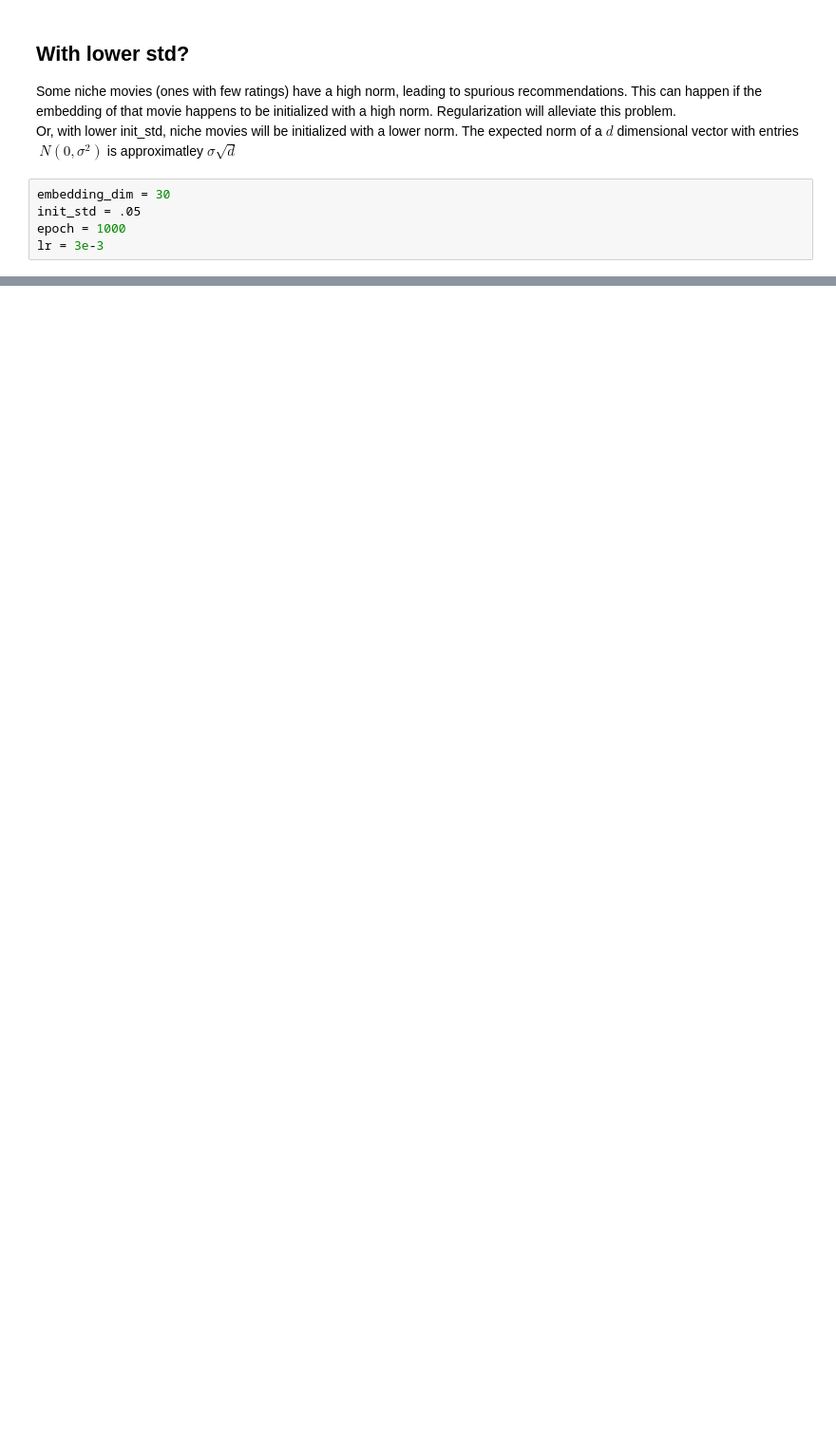
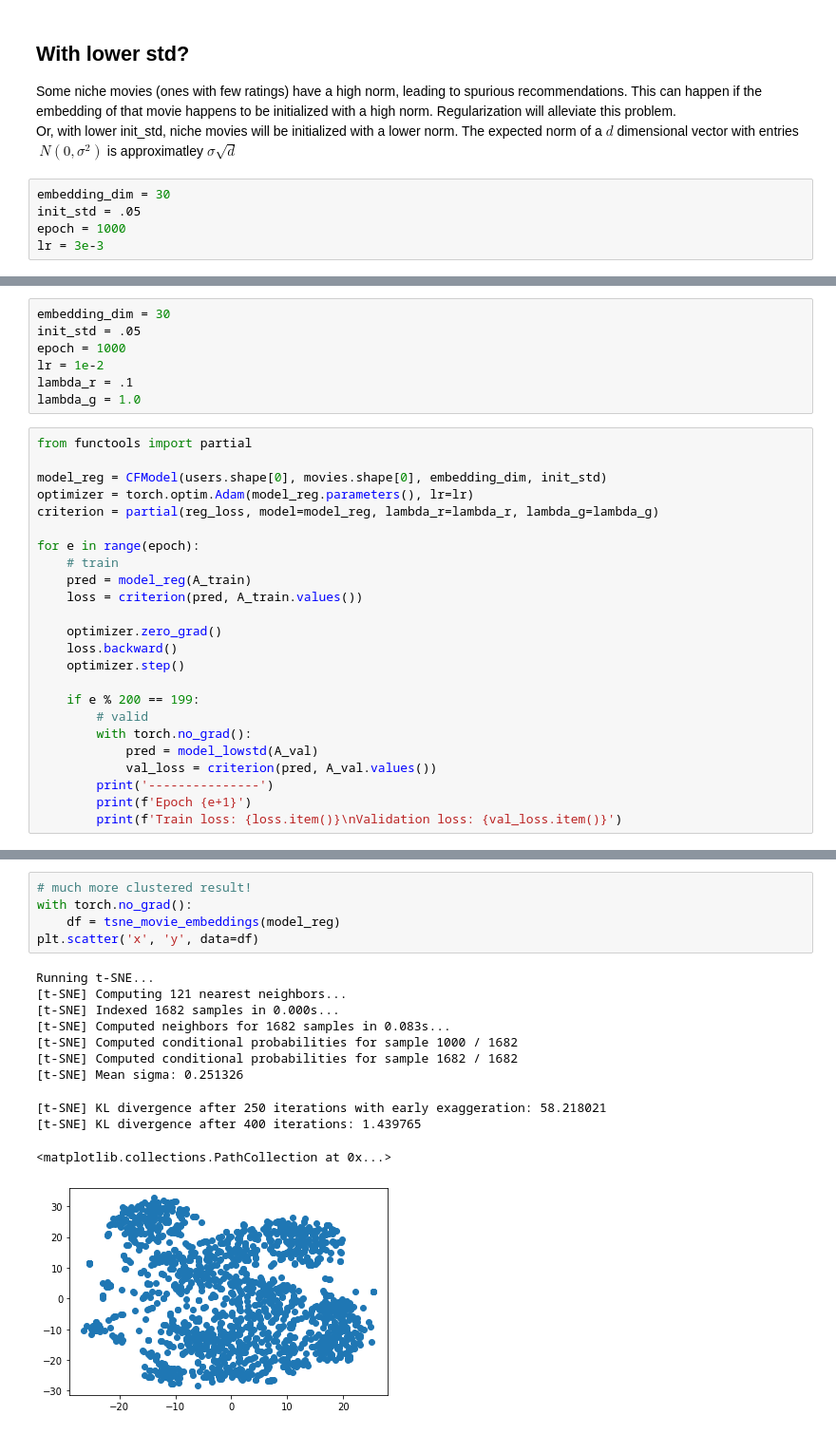
Before and after one commit to 0HOON/Study, a Jupyter notebook: Recommender System - Google developers/Exercise 1.ipynb, the cells around one changed output, grey strips where cells are left out. Shown at 95% size. Cells and saved outputs as stored; diff of their text form; blank space fills up the shorter version.

```diff
--- a/Recommender System - Google developers/Exercise 1.ipynb
+++ b/Recommender System - Google developers/Exercise 1.ipynb
@@ -399,0 +423,31 @@ plt.scatter('num_ratings', 'norm', data=df)
+# %%
+embedding_dim = 30
+init_std = .05
+epoch = 1000
+lr = 1e-2
+lambda_r = .1
+lambda_g = 1.0
+# %%
+from functools import partial
+
+model_reg = CFModel(users.shape[0], movies.shape[0], embedding_dim, init_std)
+optimizer = torch.optim.Adam(model_reg.parameters(), lr=lr)
+criterion = partial(reg_loss, model=model_reg, lambda_r=lambda_r, lambda_g=lambda_g)
+
+for e in range(epoch):
+    # train
+    pred = model_reg(A_train)
+    loss = criterion(pred, A_train.values())
+
+    optimizer.zero_grad()
+    loss.backward()
+    optimizer.step()
+
+    if e % 200 == 199:
+        # valid
+        with torch.no_grad():
+            pred = model_lowstd(A_val)
+            val_loss = criterion(pred, A_val.values())
+        print('---------------')
+        print(f'Epoch {e+1}')
+        print(f'Train loss: {loss.item()}\nValidation loss: {val_loss.item()}')
@@ -399,0 +475,17 @@ plt.scatter('num_ratings', 'norm', data=df)
+# %%
+# much more clustered result!
+with torch.no_grad():
+    df = tsne_movie_embeddings(model_reg)
+plt.scatter('x', 'y', data=df)
+# %% [output]
+Running t-SNE...
+[t-SNE] Computing 121 nearest neighbors...
+[t-SNE] Indexed 1682 samples in 0.000s...
+[t-SNE] Computed neighbors for 1682 samples in 0.083s...
+[t-SNE] Computed conditional probabilities for sample 1000 / 1682
+[t-SNE] Computed conditional probabilities for sample 1682 / 1682
+[t-SNE] Mean sigma: 0.251326
+[t-SNE] KL divergence after 250 iterations with early exaggeration: 58.218021
+[t-SNE] KL divergence after 400 iterations: 1.439765
+<matplotlib.collections.PathCollection at 0x...>
+[figure, added]
```
Also changed, not shown: parts of 15 cells of this notebook, 1 other file.
